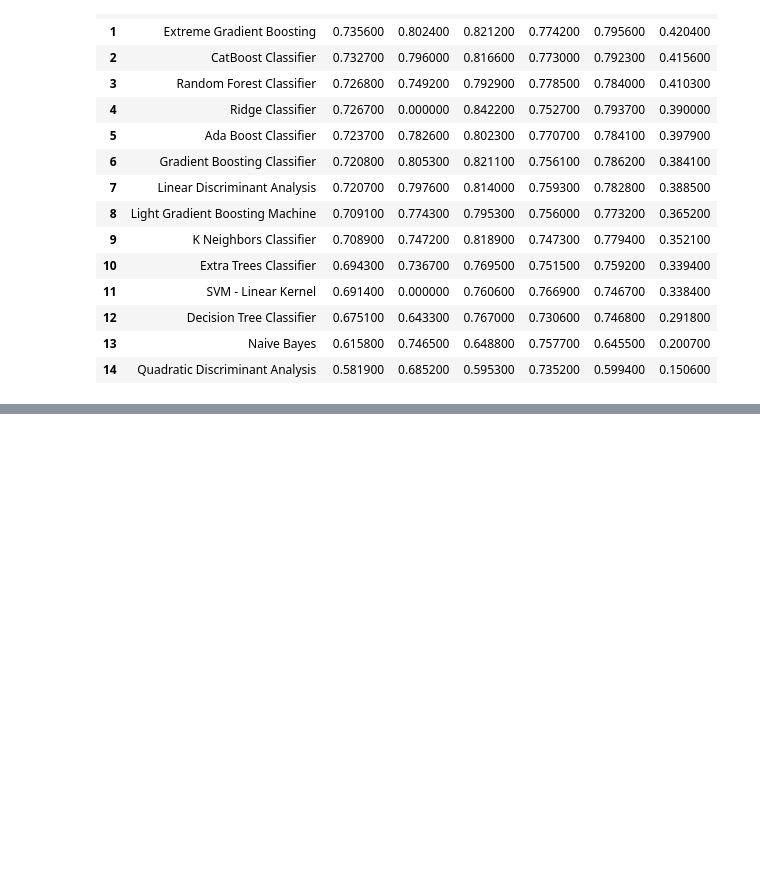
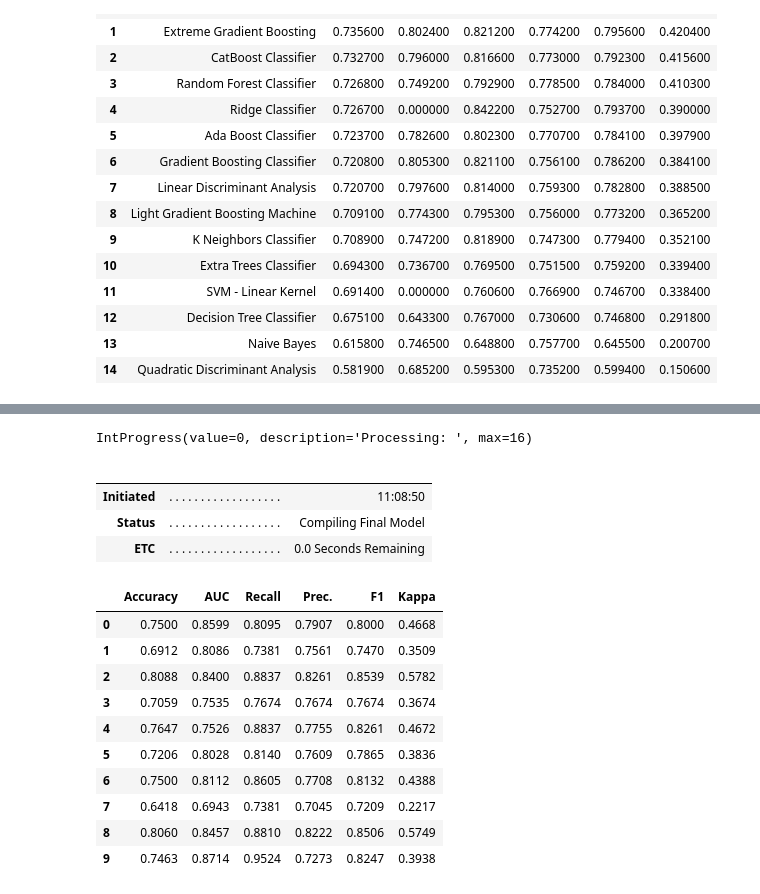
Before and after one commit to Silas-Asamoah/deep-learning-customer-classification, a Jupyter notebook: model_training/customer_classification.ipynb, the cells around one changed output, grey strips where cells are left out. Saved outputs shown, nothing was run; the diff lists cells and outputs as text; code cells hidden in the pictures; blank space fills up the shorter version.

```diff
--- a/model_training/customer_classification.ipynb
+++ b/model_training/customer_classification.ipynb
@@ -246,0 +260,20 @@ compare_models()
+# %%
+tuned_dt = tune_model('lr', optimize='Accuracy')
+# %% [output]
+IntProgress(value=0, description='Processing: ', max=16)
+|  |  |  |
+|  |  |  |
+| Initiated | . . . . . . . . . . . . . . . . . . | 11:08:50 |
+| Status | . . . . . . . . . . . . . . . . . . | Compiling Final Model |
+| ETC | . . . . . . . . . . . . . . . . . . | 0.0 Seconds Remaining |
+|  | Accuracy | AUC | Recall | Prec. | F1 | Kappa |
+| 0 | 0.7500 | 0.8599 | 0.8095 | 0.7907 | 0.8000 | 0.4668 |
+| 1 | 0.6912 | 0.8086 | 0.7381 | 0.7561 | 0.7470 | 0.3509 |
+| 2 | 0.8088 | 0.8400 | 0.8837 | 0.8261 | 0.8539 | 0.5782 |
+| 3 | 0.7059 | 0.7535 | 0.7674 | 0.7674 | 0.7674 | 0.3674 |
+| 4 | 0.7647 | 0.7526 | 0.8837 | 0.7755 | 0.8261 | 0.4672 |
+| 5 | 0.7206 | 0.8028 | 0.8140 | 0.7609 | 0.7865 | 0.3836 |
+| 6 | 0.7500 | 0.8112 | 0.8605 | 0.7708 | 0.8132 | 0.4388 |
+| 7 | 0.6418 | 0.6943 | 0.7381 | 0.7045 | 0.7209 | 0.2217 |
+| 8 | 0.8060 | 0.8457 | 0.8810 | 0.8222 | 0.8506 | 0.5749 |
+| 9 | 0.7463 | 0.8714 | 0.9524 | 0.7273 | 0.8247 | 0.3938 |
```
Also changed, not shown: parts of 4 cells of this notebook, 4 other files.
